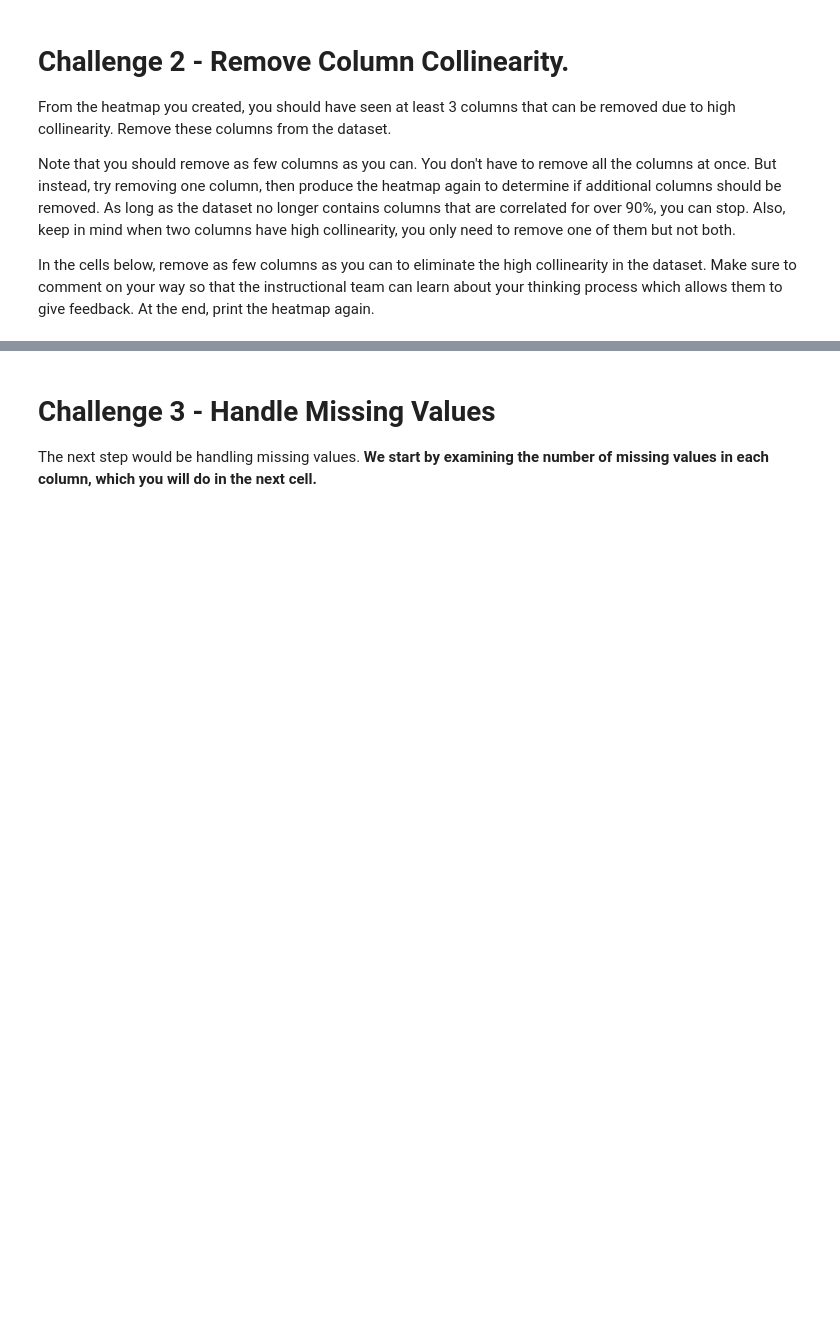
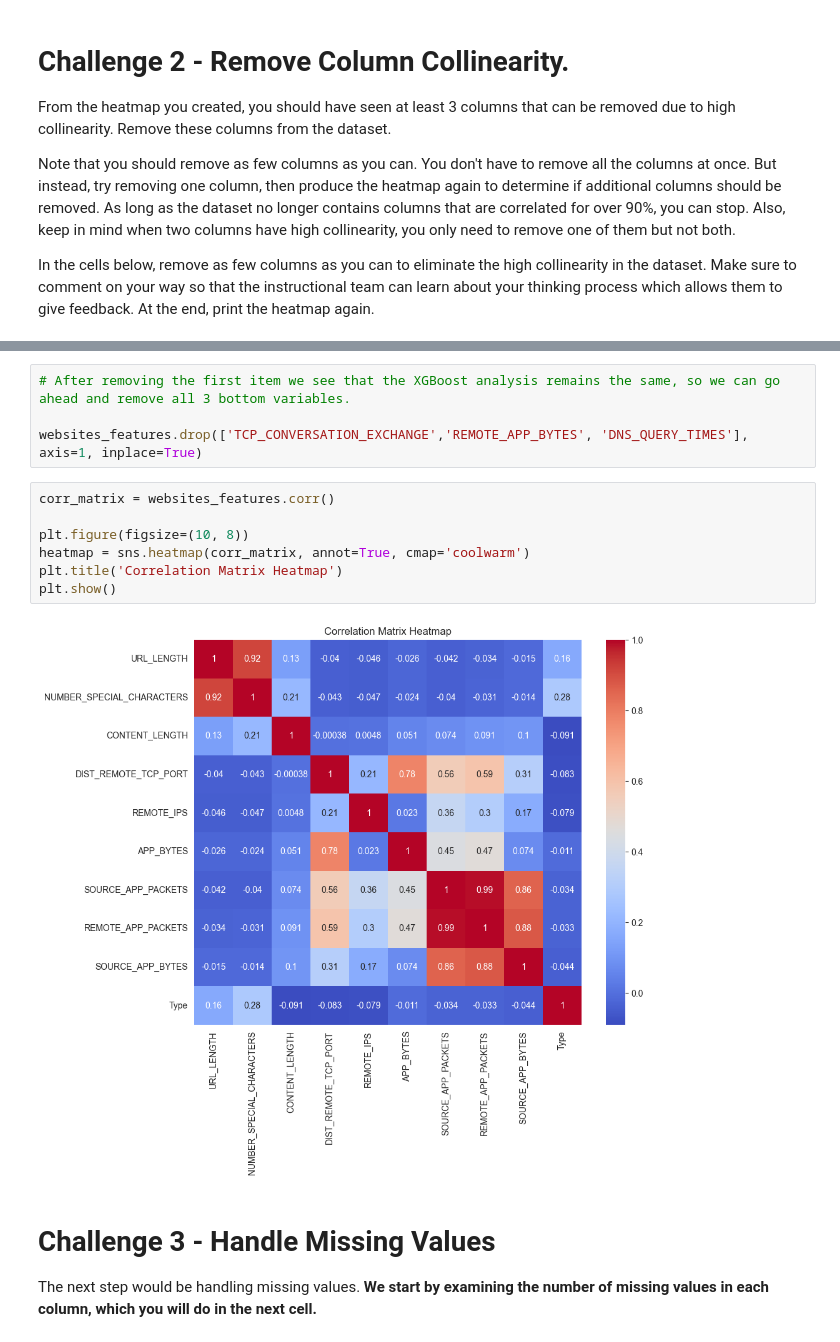
Before and after one commit to ironhack-labs/lab-supervised-learning-en, a Jupyter notebook: your-code/main.ipynb, the cells around one changed output, grey strips where cells are left out. Cells and saved outputs as stored; diff of their text form; blank space fills up the shorter version.

```diff
--- a/your-code/main.ipynb
+++ b/your-code/main.ipynb
@@ -246,3 +228,16 @@ In the cells below, remove as few columns as you can to eliminate the high colli
+# %%
+# After removing the first item we see that the XGBoost analysis remains the same, so we can go ahead and remove all 3 bottom variables.
+
+websites_features.drop(['TCP_CONVERSATION_EXCHANGE','REMOTE_APP_BYTES', 'DNS_QUERY_TIMES'], axis=1, inplace=True)
+# %%
+corr_matrix = websites_features.corr()
+
+plt.figure(figsize=(10, 8))
+heatmap = sns.heatmap(corr_matrix, annot=True, cmap='coolwarm')
+plt.title('Correlation Matrix Heatmap')
+plt.show()
+# %% [output]
+[figure, added]
 # %% [markdown]
 # Challenge 3 - Handle Missing Values
 
```
Also changed, not shown: parts of 62 cells of this notebook.
